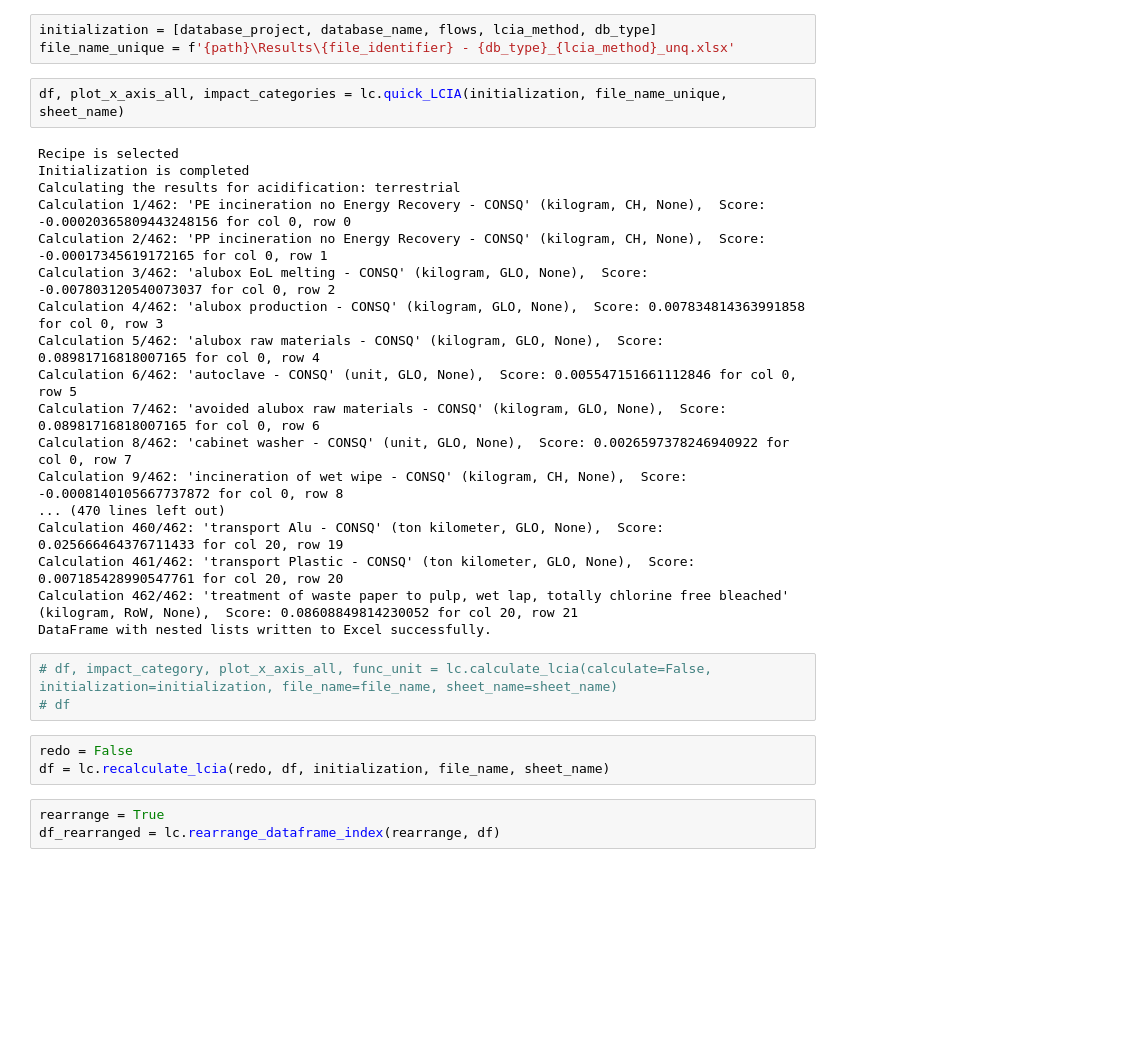
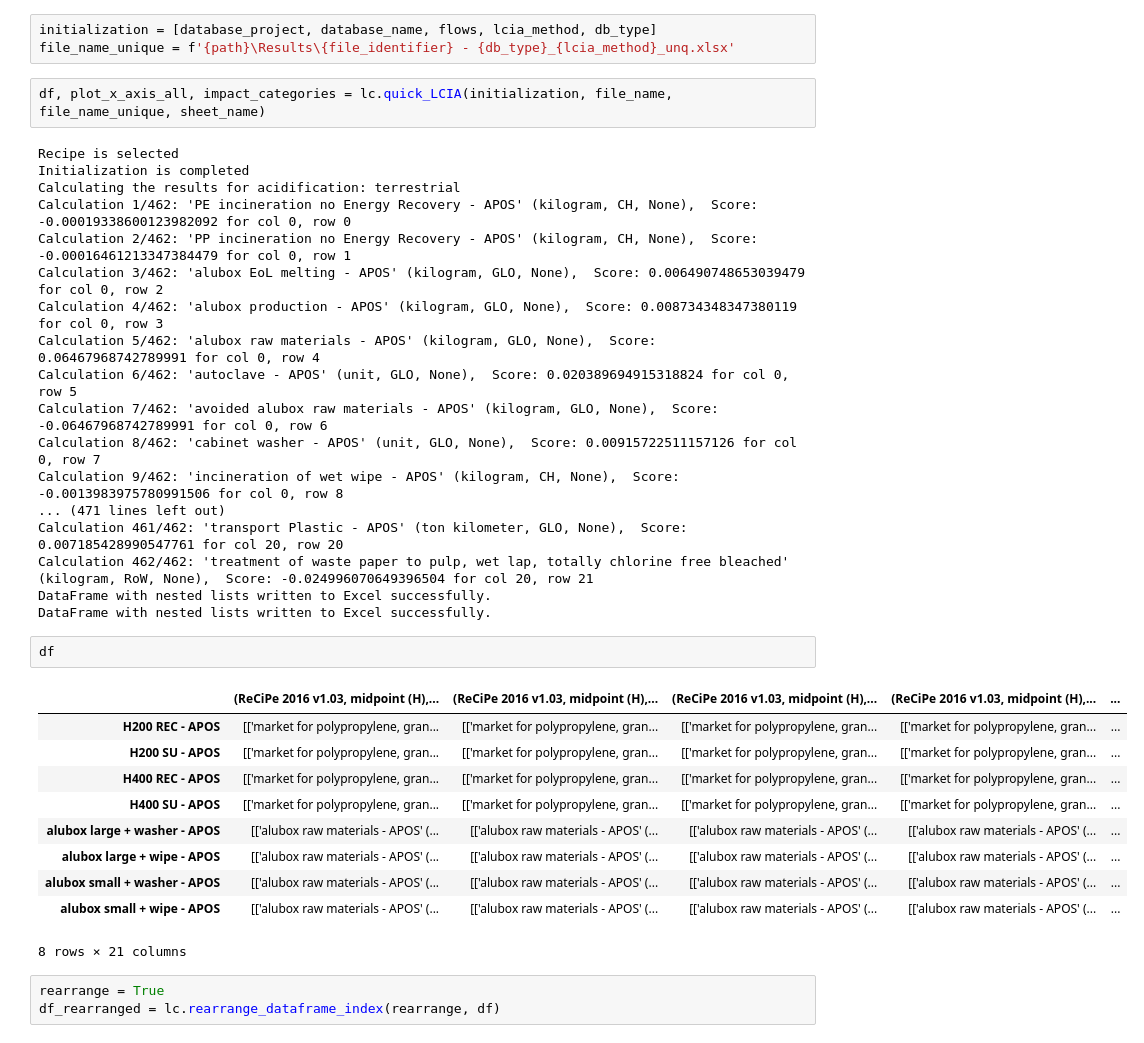
Before and after one commit to RuneWF/Single-use-vs-multi-use-in-health-care, a Jupyter notebook: Brighway/Ofir/Ofir.ipynb, the cells around one changed output. Saved outputs shown, nothing was run; the diff lists cells and outputs as text; blank space fills up the shorter version.

```diff
--- a/Brighway/Ofir/Ofir.ipynb
+++ b/Brighway/Ofir/Ofir.ipynb
@@ -80,31 +80,38 @@ flows
 initialization = [database_project, database_name, flows, lcia_method, db_type]
 file_name_unique = f'{path}\Results\{file_identifier} - {db_type}_{lcia_method}_unq.xlsx'
 # %%
-df, plot_x_axis_all, impact_categories = lc.quick_LCIA(initialization, file_name_unique, sheet_name)
+df, plot_x_axis_all, impact_categories = lc.quick_LCIA(initialization, file_name, file_name_unique, sheet_name)
 # %% [output]
 Recipe is selected
 Initialization is completed
 Calculating the results for acidification: terrestrial
-Calculation 1/462: 'PE incineration no Energy Recovery - CONSQ' (kilogram, CH, None),  Score: -0.00020365809443248156 for col 0, row 0
-Calculation 2/462: 'PP incineration no Energy Recovery - CONSQ' (kilogram, CH, None),  Score: -0.00017345619172165 for col 0, row 1
-Calculation 3/462: 'alubox EoL melting - CONSQ' (kilogram, GLO, None),  Score: -0.007803120540073037 for col 0, row 2
-Calculation 4/462: 'alubox production - CONSQ' (kilogram, GLO, None),  Score: 0.007834814363991858 for col 0, row 3
-Calculation 5/462: 'alubox raw materials - CONSQ' (kilogram, GLO, None),  Score: 0.08981716818007165 for col 0, row 4
-Calculation 6/462: 'autoclave - CONSQ' (unit, GLO, None),  Score: 0.005547151661112846 for col 0, row 5
-Calculation 7/462: 'avoided alubox raw materials - CONSQ' (kilogram, GLO, None),  Score: 0.08981716818007165 for col 0, row 6
-Calculation 8/462: 'cabinet washer - CONSQ' (unit, GLO, None),  Score: 0.0026597378246940922 for col 0, row 7
-Calculation 9/462: 'incineration of wet wipe - CONSQ' (kilogram, CH, None),  Score: -0.0008140105667737872 for col 0, row 8
-... (470 lines left out)
-Calculation 460/462: 'transport Alu - CONSQ' (ton kilometer, GLO, None),  Score: 0.025666464376711433 for col 20, row 19
-Calculation 461/462: 'transport Plastic - CONSQ' (ton kilometer, GLO, None),  Score: 0.007185428990547761 for col 20, row 20
-Calculation 462/462: 'treatment of waste paper to pulp, wet lap, totally chlorine free bleached' (kilogram, RoW, None),  Score: 0.08608849814230052 for col 20, row 21
+Calculation 1/462: 'PE incineration no Energy Recovery - APOS' (kilogram, CH, None),  Score: -0.00019338600123982092 for col 0, row 0
+Calculation 2/462: 'PP incineration no Energy Recovery - APOS' (kilogram, CH, None),  Score: -0.00016461213347384479 for col 0, row 1
+Calculation 3/462: 'alubox EoL melting - APOS' (kilogram, GLO, None),  Score: 0.006490748653039479 for col 0, row 2
+Calculation 4/462: 'alubox production - APOS' (kilogram, GLO, None),  Score: 0.008734348347380119 for col 0, row 3
+Calculation 5/462: 'alubox raw materials - APOS' (kilogram, GLO, None),  Score: 0.06467968742789991 for col 0, row 4
+Calculation 6/462: 'autoclave - APOS' (unit, GLO, None),  Score: 0.020389694915318824 for col 0, row 5
+Calculation 7/462: 'avoided alubox raw materials - APOS' (kilogram, GLO, None),  Score: -0.06467968742789991 for col 0, row 6
+Calculation 8/462: 'cabinet washer - APOS' (unit, GLO, None),  Score: 0.00915722511157126 for col 0, row 7
+Calculation 9/462: 'incineration of wet wipe - APOS' (kilogram, CH, None),  Score: -0.0013983975780991506 for col 0, row 8
+... (471 lines left out)
+Calculation 461/462: 'transport Plastic - APOS' (ton kilometer, GLO, None),  Score: 0.007185428990547761 for col 20, row 20
+Calculation 462/462: 'treatment of waste paper to pulp, wet lap, totally chlorine free bleached' (kilogram, RoW, None),  Score: -0.024996070649396504 for col 20, row 21
 DataFrame with nested lists written to Excel successfully.
+DataFrame with nested lists written to Excel successfully.
-# %%
-# df, impact_category, plot_x_axis_all, func_unit = lc.calculate_lcia(calculate=False, initialization=initialization, file_name=file_name, sheet_name=sheet_name)
-# df
-# %%
-redo = False
-df = lc.recalculate_lcia(redo, df, initialization, file_name, sheet_name)
+# %%
+df
+# %% [output]
+|  | (ReCiPe 2016 v1.03, midpoint (H),... | (ReCiPe 2016 v1.03, midpoint (H),... | (ReCiPe 2016 v1.03, midpoint (H),... | (ReCiPe 2016 v1.03, midpoint (H),... | ... |
+| H200 REC - APOS | [['market for polypropylene, gran... | [['market for polypropylene, gran... | [['market for polypropylene, gran... | [['market for polypropylene, gran... | ... |
+| H200 SU - APOS | [['market for polypropylene, gran... | [['market for polypropylene, gran... | [['market for polypropylene, gran... | [['market for polypropylene, gran... | ... |
+| H400 REC - APOS | [['market for polypropylene, gran... | [['market for polypropylene, gran... | [['market for polypropylene, gran... | [['market for polypropylene, gran... | ... |
+| H400 SU - APOS | [['market for polypropylene, gran... | [['market for polypropylene, gran... | [['market for polypropylene, gran... | [['market for polypropylene, gran... | ... |
+| alubox large + washer - APOS | [['alubox raw materials - APOS' (... | [['alubox raw materials - APOS' (... | [['alubox raw materials - APOS' (... | [['alubox raw materials - APOS' (... | ... |
+| alubox large + wipe - APOS | [['alubox raw materials - APOS' (... | [['alubox raw materials - APOS' (... | [['alubox raw materials - APOS' (... | [['alubox raw materials - APOS' (... | ... |
+| alubox small + washer - APOS | [['alubox raw materials - APOS' (... | [['alubox raw materials - APOS' (... | [['alubox raw materials - APOS' (... | [['alubox raw materials - APOS' (... | ... |
+| alubox small + wipe - APOS | [['alubox raw materials - APOS' (... | [['alubox raw materials - APOS' (... | [['alubox raw materials - APOS' (... | [['alubox raw materials - APOS' (... | ... |
+8 rows × 21 columns
 # %%
 rearrange = True
 df_rearranged = lc.rearrange_dataframe_index(rearrange, df)
```
Also changed, not shown: parts of 8 cells of this notebook.
